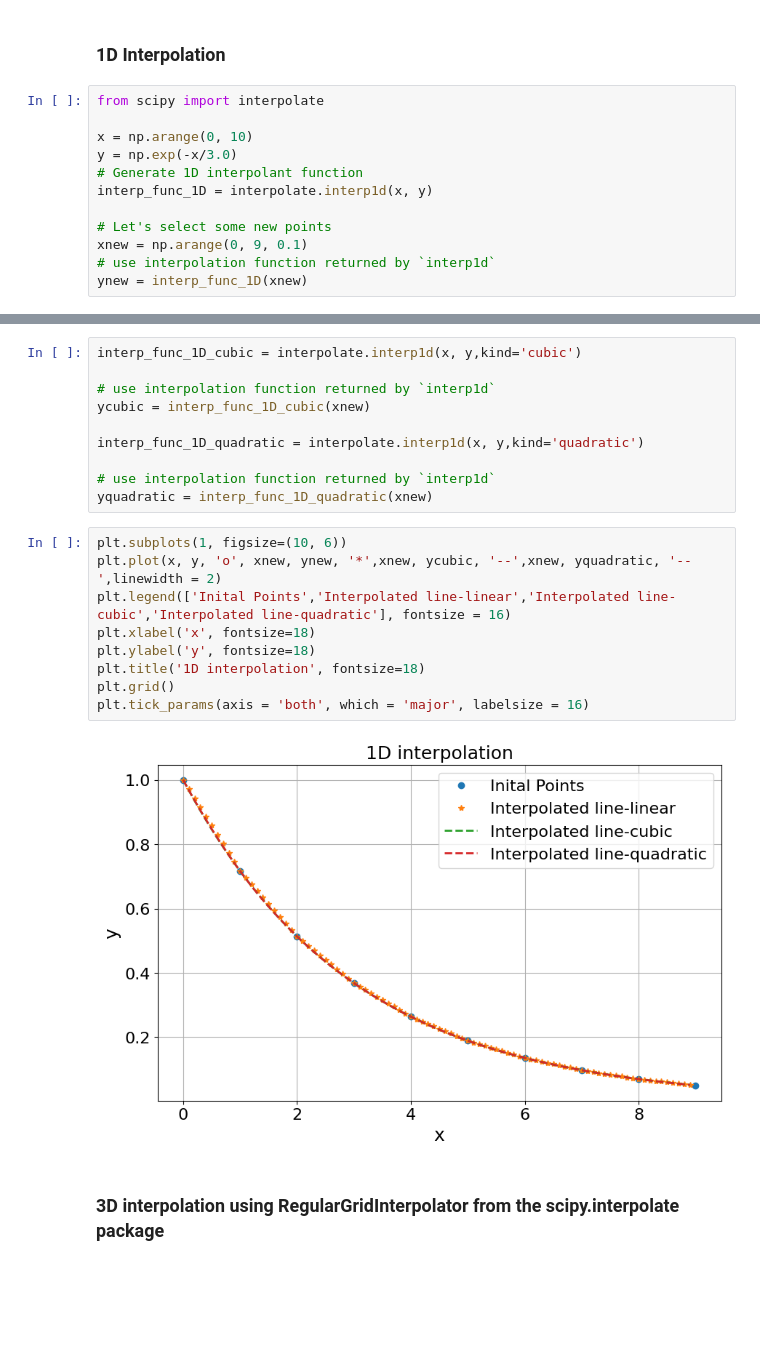
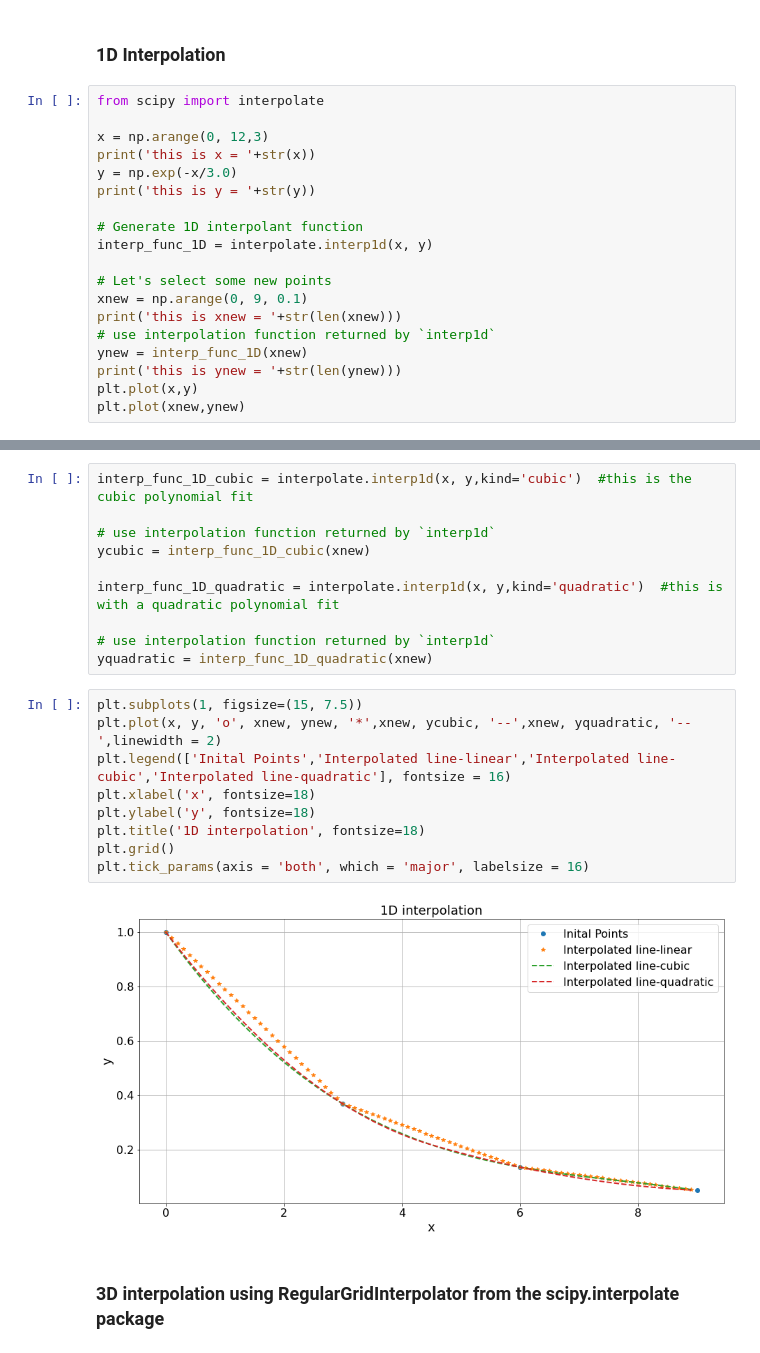
Before and after one commit to NiemelaAntonio/swsss2023, a Jupyter notebook: day_03/Day_3_afternoon_solution.ipynb, the cells around one changed output, grey strips where cells are left out. Drawn from its saved outputs; the diff is of its cells as text; blank space fills up the shorter version.

```diff
--- a/day_03/Day_3_afternoon_solution.ipynb
+++ b/day_03/Day_3_afternoon_solution.ipynb
@@ -494,12 +502,19 @@ plt.tick_params(axis = 'both', which = 'major', labelsize = 16)
 # %%
 from scipy import interpolate
 
-x = np.arange(0, 10)
+x = np.arange(0, 12,3)
+print('this is x = '+str(x))
 y = np.exp(-x/3.0)
+print('this is y = '+str(y))
+
 # Generate 1D interpolant function
 interp_func_1D = interpolate.interp1d(x, y)
 
 # Let's select some new points
 xnew = np.arange(0, 9, 0.1)
+print('this is xnew = '+str(len(xnew)))
 # use interpolation function returned by `interp1d`
 ynew = interp_func_1D(xnew)
+print('this is ynew = '+str(len(ynew)))
+plt.plot(x,y)
+plt.plot(xnew,ynew)
@@ -506,24 +528,24 @@ ynew = interp_func_1D(xnew)
 # %%
-interp_func_1D_cubic = interpolate.interp1d(x, y,kind='cubic')
+interp_func_1D_cubic = interpolate.interp1d(x, y,kind='cubic')  #this is the cubic polynomial fit
 
 # use interpolation function returned by `interp1d`
 ycubic = interp_func_1D_cubic(xnew)
 
-interp_func_1D_quadratic = interpolate.interp1d(x, y,kind='quadratic')
+interp_func_1D_quadratic = interpolate.interp1d(x, y,kind='quadratic')  #this is with a quadratic polynomial fit
 
 # use interpolation function returned by `interp1d`
 yquadratic = interp_func_1D_quadratic(xnew)
 # %%
-plt.subplots(1, figsize=(10, 6))
+plt.subplots(1, figsize=(15, 7.5))
 plt.plot(x, y, 'o', xnew, ynew, '*',xnew, ycubic, '--',xnew, yquadratic, '--',linewidth = 2)
 plt.legend(['Inital Points','Interpolated line-linear','Interpolated line-cubic','Interpolated line-quadratic'], fontsize = 16)
 plt.xlabel('x', fontsize=18)
 plt.ylabel('y', fontsize=18)
 plt.title('1D interpolation', fontsize=18)
 plt.grid()
 plt.tick_params(axis = 'both', which = 'major', labelsize = 16)
 # %% [output]
-[figure, old version]
+[figure, new version]
 # %% [markdown]
 ### 3D interpolation using RegularGridInterpolator from the scipy.interpolate package
 # %%
```
Also changed, not shown: parts of 17 cells of this notebook.
